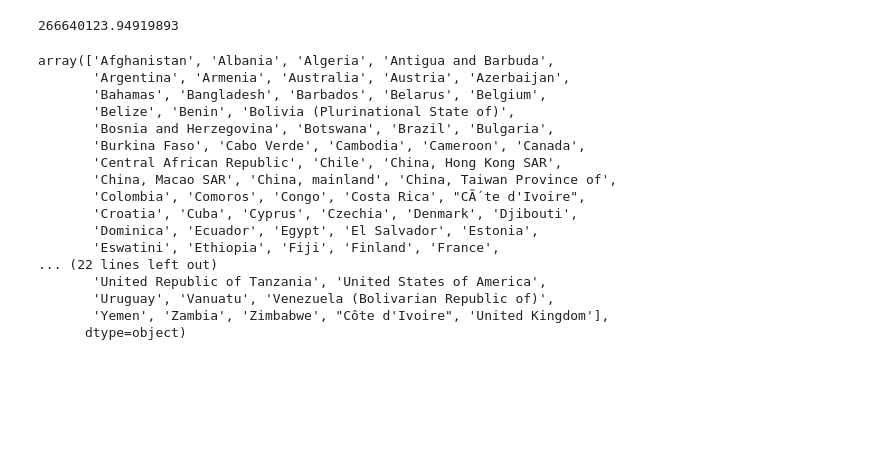
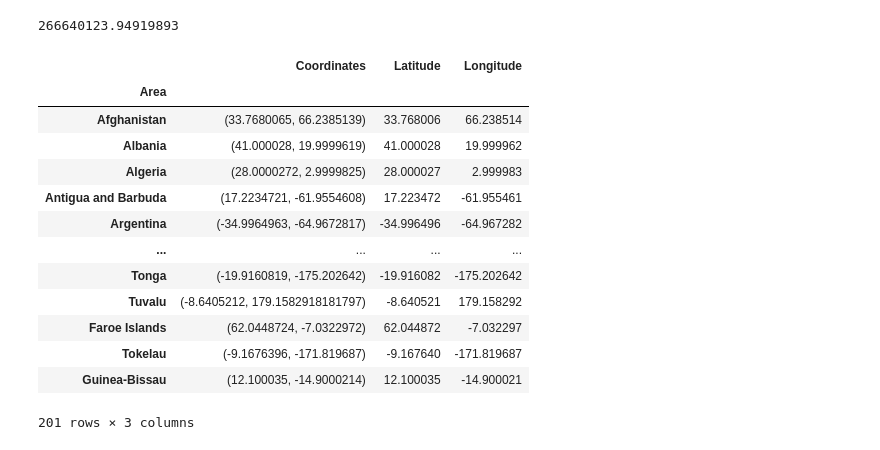
Before and after one commit to Rodrixx05/fao-project, a Jupyter notebook: graficos_fao.ipynb, the cells around one changed output. Saved outputs shown, nothing was run; the diff lists cells and outputs as text; code cells hidden in the pictures; blank space fills up the shorter version.

```diff
--- a/graficos_fao.ipynb
+++ b/graficos_fao.ipynb
@@ -13,6 +13,7 @@ plt.style.use('ggplot')
 os.chdir('dataframes_pkl')
 # %%
 df = pd.read_pickle('df_global_format.pkl')
+coord_df = pd.read_pickle('df_coordenadas.pkl')
 # %%
 df.head()
 # %% [output]
@@ -185,20 +206,0 @@ mapa_importaciones(df, 'India', 'Potatoes', 2015, incluir_produccion = True)
-# %%
-df['Area'].unique()
-# %% [output]
-array(['Afghanistan', 'Albania', 'Algeria', 'Antigua and Barbuda',
-       'Argentina', 'Armenia', 'Australia', 'Austria', 'Azerbaijan',
-       'Bahamas', 'Bangladesh', 'Barbados', 'Belarus', 'Belgium',
-       'Belize', 'Benin', 'Bolivia (Plurinational State of)',
-       'Bosnia and Herzegovina', 'Botswana', 'Brazil', 'Bulgaria',
-       'Burkina Faso', 'Cabo Verde', 'Cambodia', 'Cameroon', 'Canada',
-       'Central African Republic', 'Chile', 'China, Hong Kong SAR',
-       'China, Macao SAR', 'China, mainland', 'China, Taiwan Province of',
-       'Colombia', 'Comoros', 'Congo', 'Costa Rica', "CÃ´te d'Ivoire",
-       'Croatia', 'Cuba', 'Cyprus', 'Czechia', 'Denmark', 'Djibouti',
-       'Dominica', 'Ecuador', 'Egypt', 'El Salvador', 'Estonia',
-       'Eswatini', 'Ethiopia', 'Fiji', 'Finland', 'France',
-... (22 lines left out)
-       'United Republic of Tanzania', 'United States of America',
-       'Uruguay', 'Vanuatu', 'Venezuela (Bolivarian Republic of)',
-       'Yemen', 'Zambia', 'Zimbabwe', "Côte d'Ivoire", 'United Kingdom'],
-      dtype=object)
@@ -204,0 +209,17 @@ array(['Afghanistan', 'Albania', 'Algeria', 'Antigua and Barbuda',
+# %%
+coord_df
+# %% [output]
+|  | Coordinates | Latitude | Longitude |
+| Area |  |  |  |
+| Afghanistan | (33.7680065, 66.2385139) | 33.768006 | 66.238514 |
+| Albania | (41.000028, 19.9999619) | 41.000028 | 19.999962 |
+| Algeria | (28.0000272, 2.9999825) | 28.000027 | 2.999983 |
+| Antigua and Barbuda | (17.2234721, -61.9554608) | 17.223472 | -61.955461 |
+| Argentina | (-34.9964963, -64.9672817) | -34.996496 | -64.967282 |
+| ... | ... | ... | ... |
+| Tonga | (-19.9160819, -175.202642) | -19.916082 | -175.202642 |
+| Tuvalu | (-8.6405212, 179.1582918181797) | -8.640521 | 179.158292 |
+| Faroe Islands | (62.0448724, -7.0322972) | 62.044872 | -7.032297 |
+| Tokelau | (-9.1676396, -171.819687) | -9.167640 | -171.819687 |
+| Guinea-Bissau | (12.100035, -14.9000214) | 12.100035 | -14.900021 |
+201 rows × 3 columns
```
Also changed, not shown: parts of 3 cells of this notebook.
